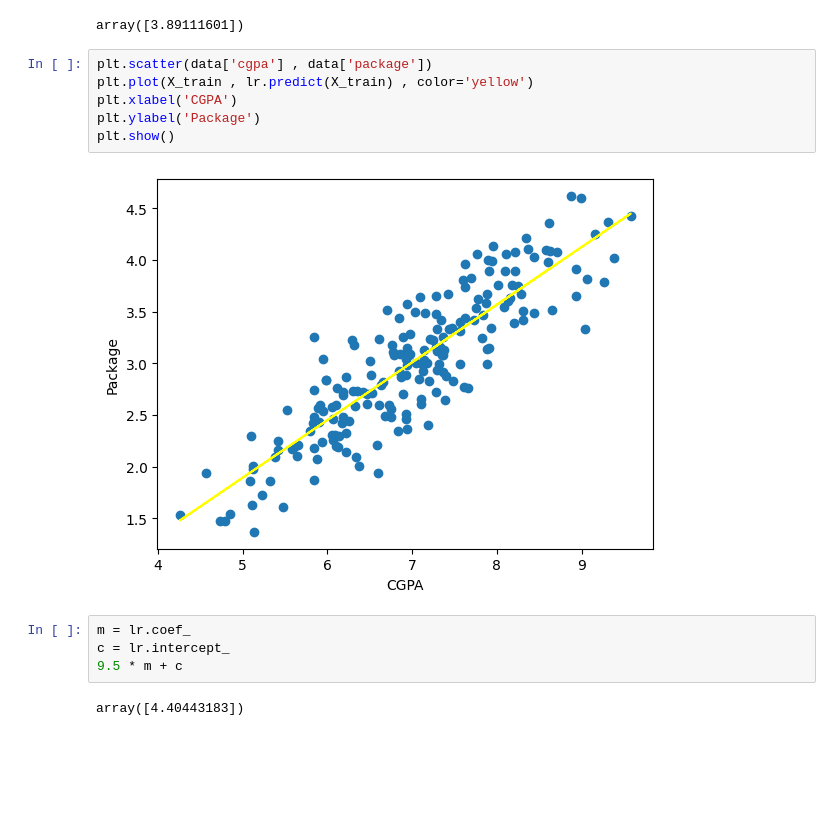
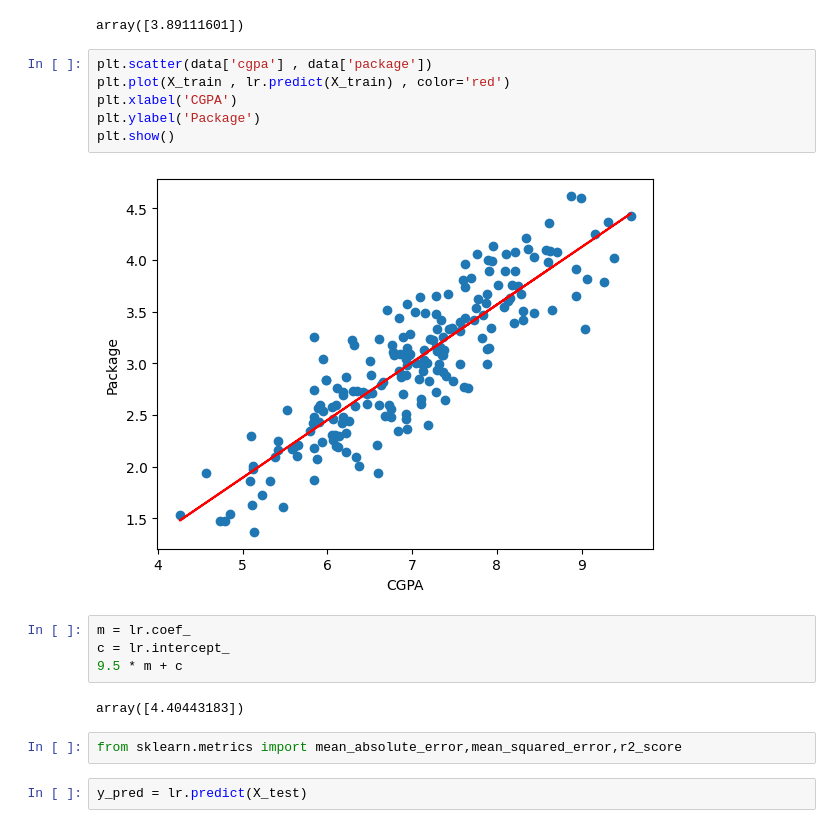
Before and after one commit to Mushu-Ahd/Simple-Linear-Regression-Model, a Jupyter notebook: Placement.ipynb, the cells around one changed output. Drawn from its saved outputs; the diff is of its cells as text; blank space fills up the shorter version.

```diff
--- a/Placement.ipynb
+++ b/Placement.ipynb
@@ -115,15 +115,19 @@ lr.predict(X_test.iloc[0].values.reshape(1,1))
 array([3.89111601])
 # %%
 plt.scatter(data['cgpa'] , data['package'])
-plt.plot(X_train , lr.predict(X_train) , color='yellow')
+plt.plot(X_train , lr.predict(X_train) , color='red')
 plt.xlabel('CGPA')
 plt.ylabel('Package')
 plt.show()
 # %% [output]
-[figure, old version]
+[figure, new version]
 # %%
 m = lr.coef_
 c = lr.intercept_
 9.5 * m + c
 # %% [output]
 array([4.40443183])
+# %%
+from sklearn.metrics import mean_absolute_error,mean_squared_error,r2_score
+# %%
+y_pred = lr.predict(X_test)
```
Also changed, not shown: parts of 8 cells of this notebook.
